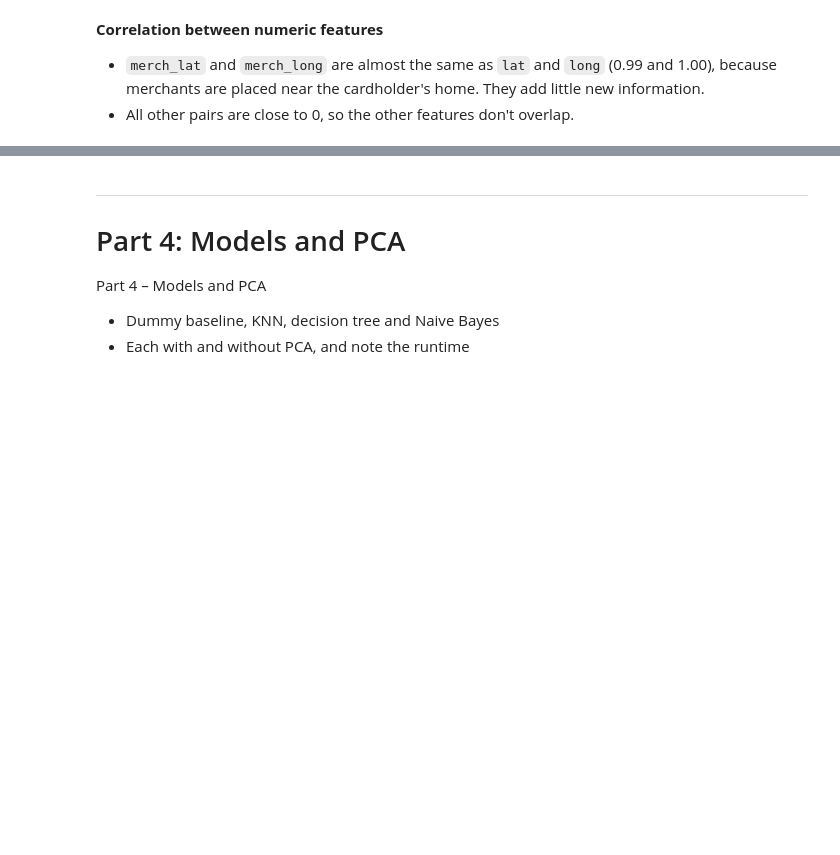
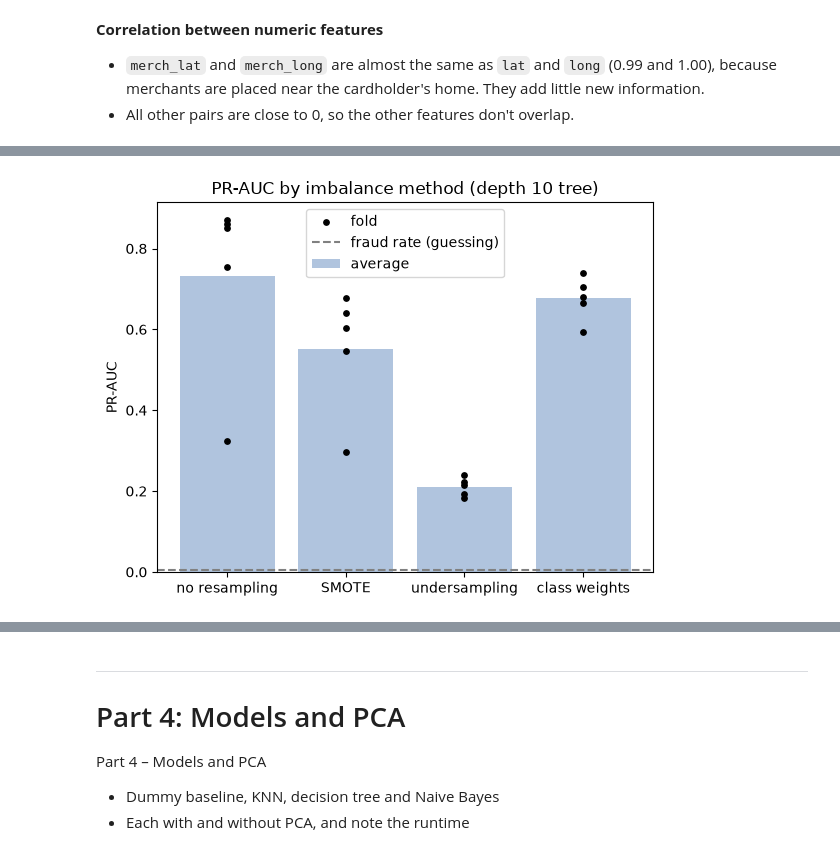
Before and after one commit to Seban8/Credit-Card-Fraud-Detection, a Jupyter notebook: fraud_detection.ipynb, the cells around one changed output, grey strips where cells are left out. Drawn from its saved outputs; the diff is of its cells as text; code cells hidden in the pictures; blank space fills up the shorter version.

```diff
--- a/fraud_detection.ipynb
+++ b/fraud_detection.ipynb
@@ -569,6 +655,8 @@ We scale the numeric columns and one-hot encode `category` and `gender`. The pre
 We leave out `merchant`, `city`, `state`, `zip` and `job` since they have too many different values to one-hot encode, and `lat` and `long` already give the location. `cc_num` is only used for the splits.
 # %%
 categorical = ['category', 'gender']
+# distance_km has no signal (see above), so we leave it out
+features = [feat for feat in features if feat != 'distance_km']
 numeric = [feat for feat in features if feat not in categorical]
 
 # scale the numeric columns and one-hot encode the categories
@@ -590,0 +796,20 @@ Part 3 – Imbalance and evaluation
+# %%
+# sampler and class weight for each method
+METHODS = {
+    "no resampling": ("passthrough", None),
+    "SMOTE": (SMOTE(random_state=SEED), None),
+    "undersampling": (RandomUnderSampler(random_state=SEED), None),
+    "class weights": ("passthrough", "balanced"),
+}
+
+method_results = pd.concat(
+    [
+        smote_inside.assign(method="SMOTE") if name == "SMOTE" else evaluate(name, build_pipeline(sampler, weight))
+        for name, (sampler, weight) in METHODS.items()
+    ],
+    ignore_index=True,
+)
+print("Mean ± std across the 5 folds")
+display(summarize(method_results))
+print("PR-AUC per fold")
+display(per_fold(method_results))
@@ -590,0 +831,15 @@ Part 3 – Imbalance and evaluation
+# %%
+# average PR-AUC for each method, with each fold as a dot
+order = list(METHODS)
+means = method_results.groupby("method")["PR-AUC"].mean().loc[order]
+plt.bar(order, means, color="lightsteelblue", label="average")
+for i, name in enumerate(order):
+    fold_scores = method_results.loc[method_results["method"] == name, "PR-AUC"]
+    plt.scatter(np.full(len(fold_scores), i), fold_scores, color="black", s=15, zorder=3, label="fold" if i == 0 else None)
+plt.axhline(y_dev.mean(), color="gray", linestyle="--", label="fraud rate (guessing)")
+plt.ylabel("PR-AUC")
+plt.title("PR-AUC by imbalance method (depth 10 tree)")
+plt.legend()
+plt.show()
+# %% [output]
+[figure, added]
```
Also changed, not shown: parts of 21 cells of this notebook.
